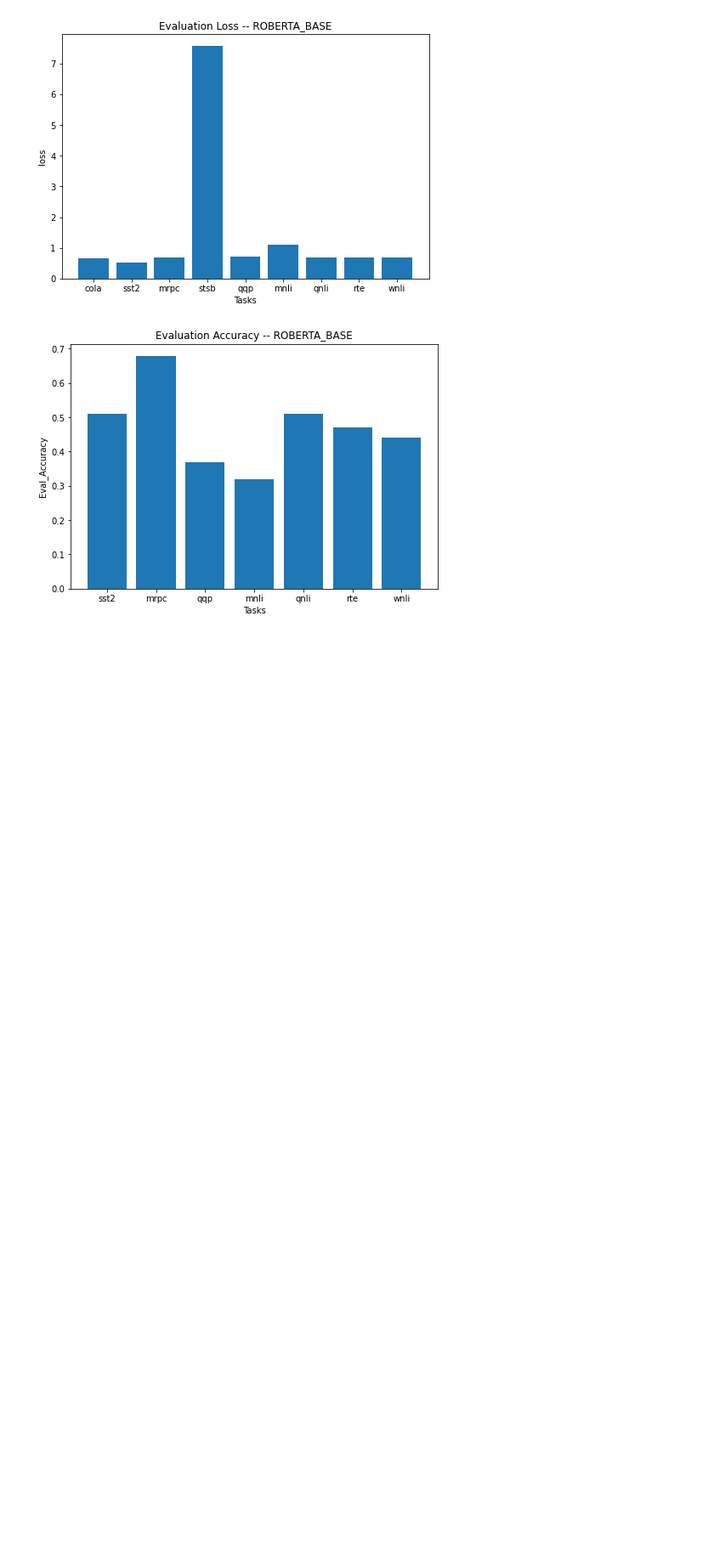
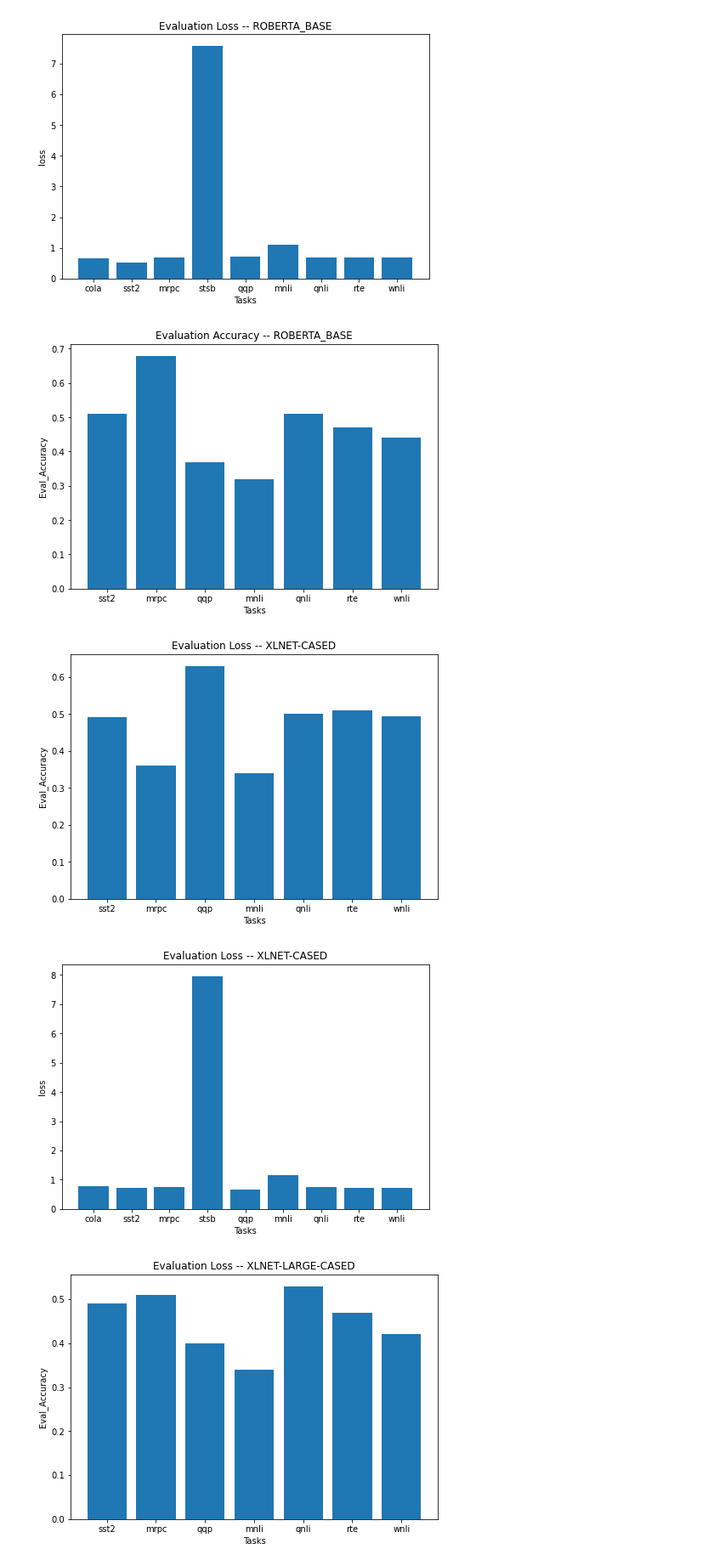
Before and after one commit to 395t/coding-assignment-week-6-seq-2, a Jupyter notebook: src/text-classification/Plots.ipynb, the cells around one changed output. Shown at 85% size. Saved outputs shown, nothing was run; the diff lists cells and outputs as text; code cells hidden in the pictures; blank space fills up the shorter version.

Commit message:
added results for xlnet

```diff
--- a/src/text-classification/Plots.ipynb
+++ b/src/text-classification/Plots.ipynb
@@ -172,3 +172,67 @@ plt.show()
 # %% [output]
 [figure]
 [figure]
+# %%
+### XLNET ####
+
+fig = plt.figure()
+ax = fig.add_axes([0,0,1,1])
+TASK_NAMES = ["sst2", "mrpc", "qqp", "mnli", "qnli", "rte", "wnli"]
+EVAL_ACCURACY = [0.49, 0.36, 0.63, 0.34, 0.50, 0.51, 0.493]
+ax.bar(TASK_NAMES,EVAL_ACCURACY)
+
+
+plt.title('Evaluation Loss -- XLNET-CASED')
+plt.xlabel('Tasks')
+plt.ylabel('Eval_Accuracy')
+
+plt.show()
+
+
+fig = plt.figure()
+ax = fig.add_axes([0,0,1,1])
+TASK_NAMES = ["cola","sst2", "mrpc", "stsb", "qqp", "mnli", "qnli", "rte", "wnli"]
+EVAL_LOSS = [0.77, 0.73, 0.75, 7.97, 0.66, 1.16, 0.74, 0.72, 0.7078]
+ax.bar(TASK_NAMES,EVAL_LOSS)
+
+plt.title('Evaluation Loss -- XLNET-CASED')
+plt.xlabel('Tasks')
+plt.ylabel('loss')
+
+plt.show()
+
+
+
+
+
+
+
+fig = plt.figure()
+ax = fig.add_axes([0,0,1,1])
+TASK_NAMES = ["sst2", "mrpc", "qqp", "mnli", "qnli", "rte", "wnli"]
+EVAL_ACCURACY = [0.49, 0.51, 0.40, 0.34, 0.53, 0.47, 0.42]
+ax.bar(TASK_NAMES,EVAL_ACCURACY)
+
+
+plt.title('Evaluation Loss -- XLNET-LARGE-CASED')
+plt.xlabel('Tasks')
+plt.ylabel('Eval_Accuracy')
+
+plt.show()
+
+
+fig = plt.figure()
+ax = fig.add_axes([0,0,1,1])
+TASK_NAMES = ["cola","sst2", "mrpc", "stsb", "qqp", "mnli", "qnli", "rte", "wnli"]
+EVAL_LOSS = [0.68,  0.71, 0.70, 9.78, 0.73, 1.11, 00.70, 0.73,  0.76]
+ax.bar(TASK_NAMES,EVAL_LOSS)
+
+plt.title('Evaluation Loss -- XLNET-LARGE-CASED')
+plt.xlabel('Tasks')
+plt.ylabel('loss')
+
+plt.show()
+# %% [output]
+[figure, added]
+[figure, added]
+[figure, added]
```
Also changed, not shown: parts of 1 cell of this notebook, 3 other files.
